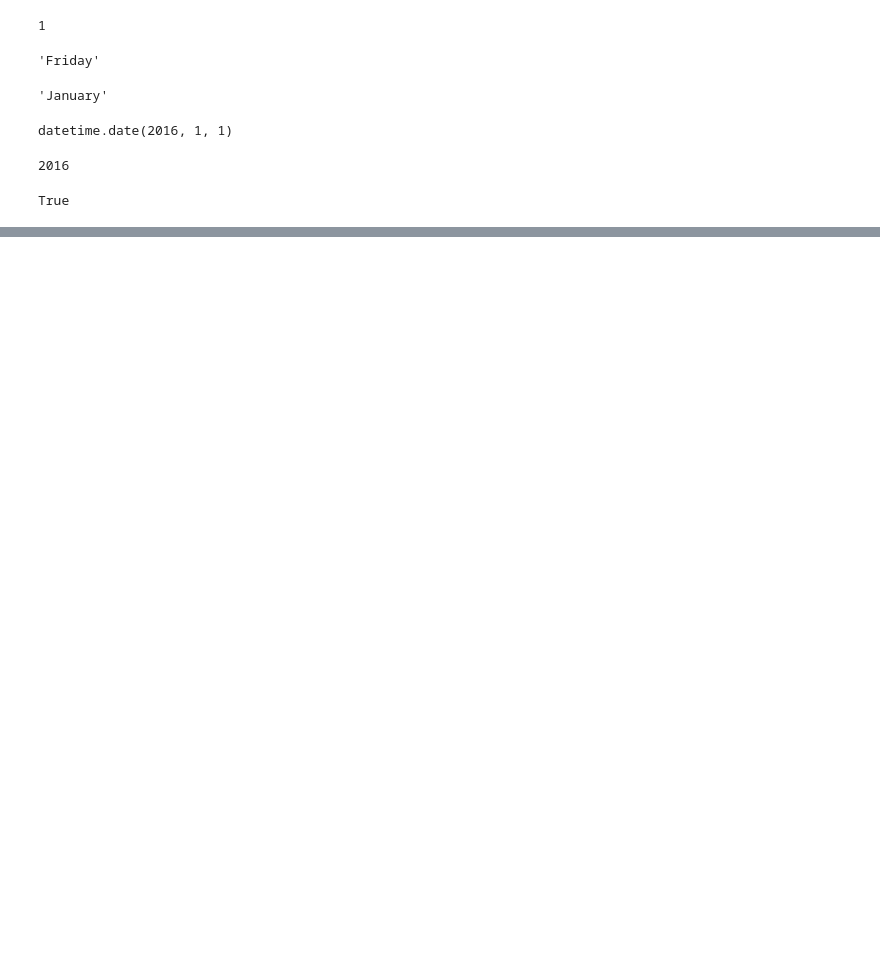
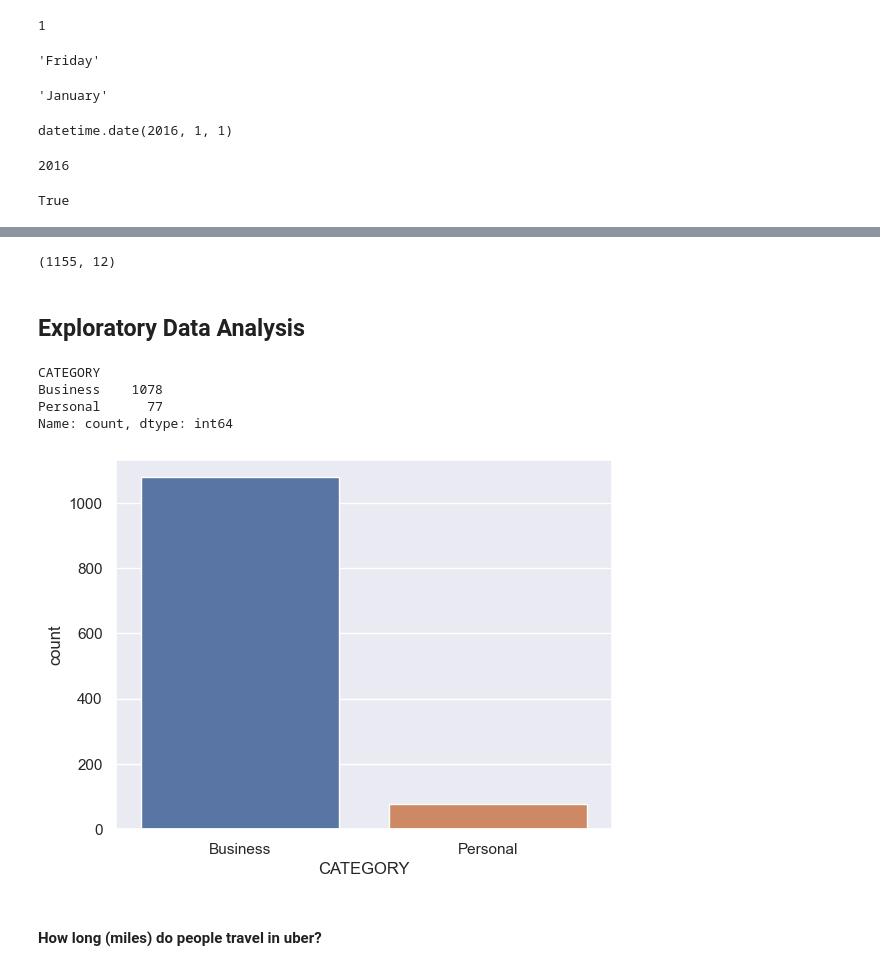
Before and after one commit to HemaGarima/Machine-Learning, a Jupyter notebook: Uber_data_analysis.ipynb, the cells around one changed output, grey strips where cells are left out. Drawn from its saved outputs; the diff is of its cells as text; code cells hidden in the pictures; blank space fills up the shorter version.

Commit message:
Cleaned the uber data

```diff
--- a/Uber_data_analysis.ipynb
+++ b/Uber_data_analysis.ipynb
@@ -374,0 +395,8 @@ True
+# %%
+# Creating new Features/Columns
+
+data['HOUR'] = data['START_DATE'].dt.hour
+data['DAY'] = data['START_DATE'].dt.day
+data['MONTH'] = data['START_DATE'].dt.month
+data['DAYOFWEEK'] = data['START_DATE'].dt.day_of_week
+data['DAYNAME'] = data['START_DATE'].dt.day_name()
@@ -374,0 +412,20 @@ True
+# %%
+data.shape
+# %% [output]
+(1155, 12)
+# %% [markdown]
+## Exploratory Data Analysis
+# %%
+data['CATEGORY'].value_counts()
+# %% [output]
+CATEGORY
+Business    1078
+Personal      77
+Name: count, dtype: int64
+# %%
+sns.countplot(x = data['CATEGORY'])
+sns.set_theme()
+# %% [output]
+[figure, added]
+# %% [markdown]
+#### How long (miles) do people travel in uber?
```
Also changed, not shown: parts of 35 cells of this notebook, 1 other file.
